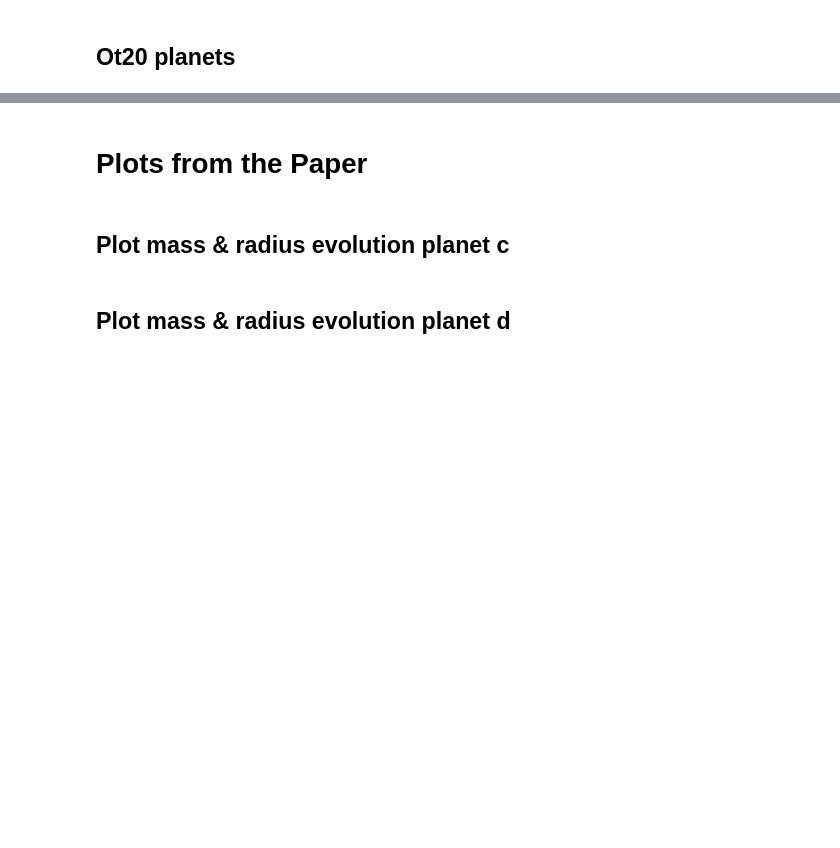
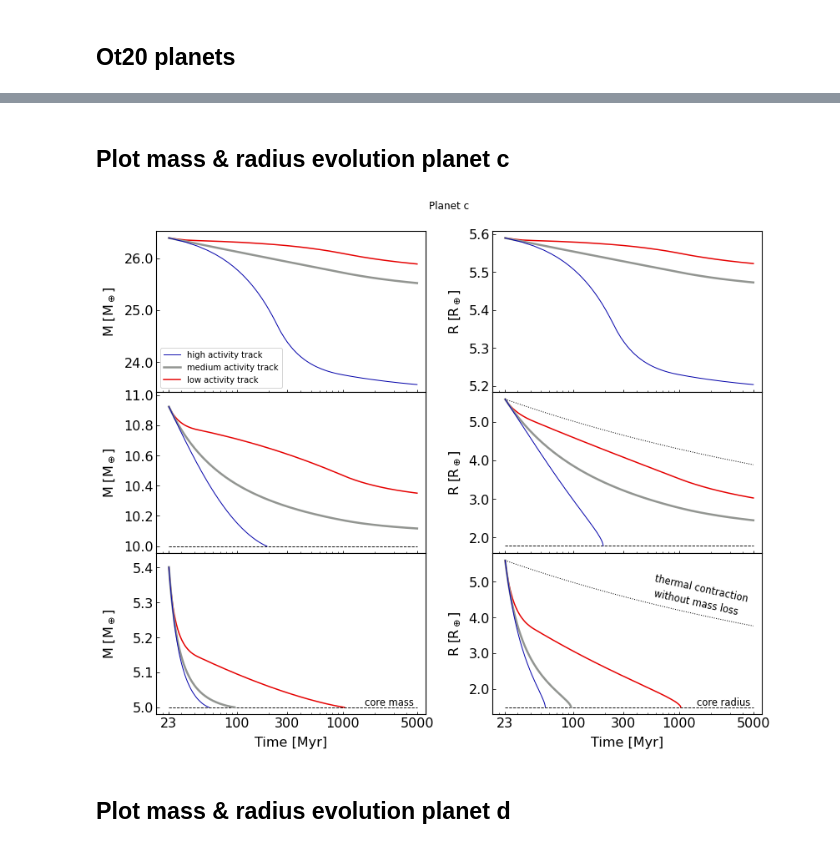
Before and after one commit to lketzer/platypos, a Jupyter notebook: examples/V1298Tau_Paper_Calculations_and_Plots.ipynb, the cells around one changed output, grey strips where cells are left out. Drawn from its saved outputs; the diff is of its cells as text; code cells hidden in the pictures; blank space fills up the shorter version.

```diff
--- a/examples/V1298Tau_Paper_Calculations_and_Plots.ipynb
+++ b/examples/V1298Tau_Paper_Calculations_and_Plots.ipynb
@@ -568,9 +423,11 @@ df_LoFo14_5
 %%time
 
 folder_name = "results_LoFo14_Mcore10_varstep/"
-curr_path = os.getcwd().split("gitlab")[0]+'gitlab/platypos_group/platypos/examples'
+curr_path = os.getcwd()
 epsilon, initial_step_size, t_final = 0.1, 0.1, 5000.
-K, beta = "yes", "yes"
+K = "yes"
+beta_settings = {"beta_calc": "Salz16", "beta_cut": False, "RL_cut": True}
+relation_EUV, mass_loss_calc = "SanzForcada", "Elim"
 
 if not os.path.isdir(curr_path + "/" + folder_name):
     os.makedirs(curr_path + "/" + folder_name)
@@ -578,16 +435,29 @@ else:
     os.system("rm -r " + curr_path + "/" + folder_name)
     os.makedirs(curr_path + "/" + folder_name)
 
-path_save, folder_planet_list = create_file_structure_for_saving_results_and_return_planet_folder_pairs(curr_path=curr_path+"/",
-                                                                                                        folder_name=folder_name,
-                                                                                                        list_planets=planet_list_Mcore10)
+path_save, folder_planet_list = create_file_structure_for_saving_results_and_return_planet_folder_pairs(
+                                            curr_path=os.getcwd()+"/",
+                                            folder_name=folder_name,
+                                            list_planets=planet_list_Mcore10)
 print("\nPath for saving results:\n", path_save)
 
 # create list of [folder, planet, track]-triplets
-folder_planet_track_list =  make_folder_planet_track_list(folder_planet_list, list_tracks)
+folder_planet_track_list =  make_folder_planet_track_list(
+                                                    folder_planet_list,
+                                                    list_tracks)
 
 # for evolve_one_planet_along_one_track
-arg_tuples = create_arg_list_one_planet_along_one_track(folder_planet_track_list, t_final, initial_step_size, epsilon, K, beta, path_save)
+arg_tuples = create_arg_list_1planet_1track(
+                                folder_planet_track_list,
+                                t_final,
+                                initial_step_size,
+                                epsilon, K, beta_settings,
+                                path_save,
+                                relation_EUV,
+                                mass_loss_calc)
+
+#start the multiprocessing
+start = time.time()
 
 if __name__ == '__main__': # Allows for the safe importing of the main module
 
@@ -595,7 +465,10 @@ if __name__ == '__main__': # Allows for the safe importing of the main module
     print("There are %d CPUs on this machine" % cpu_count)
 
     with multiprocessing.Pool(processes=cpu_count-1) as pool:
-        pool.starmap(evolve_one_planet_along_one_track, arg_tuples)
+        pool.starmap(evolve_1planet_1track, arg_tuples)
+
+print(f'Time: {time.time() - start}')
+print("\n")
 
 dict_evo_LoFo14_10, df_LoFo14_10 = generate_results_table_V1298Tau(path_save, len(list_tracks))
 df_LoFo14_10
@@ -639,5 +576,3 @@ df_Ot
-# %% [markdown]
-# Plots from the Paper
 # %% [markdown]
 ## Plot mass & radius evolution planet c
 # %%
@@ -662,7 +597,7 @@ axs[2, 0].plot(dict_evo_LoFo14_5["planet_c"]["t3"], dict_evo_LoFo14_5["planet_c"
 axs[2, 0].plot(dict_evo_LoFo14_5["planet_c"]["t1"], dict_evo_LoFo14_5["planet_c"]["M1"], ls="-", color="xkcd:grey", lw=2.5, zorder=2)
 axs[2, 0].plot(dict_evo_LoFo14_5["planet_c"]["t2"], dict_evo_LoFo14_5["planet_c"]["M2"], ls="-", color="xkcd:red", lw=1.5, zorder=1)
 
-axs[2, 0].hlines(pl_c_5.core_mass, dict_evo_LoFo14_5["planet_c"]["t1"], 5000., linestyle="--", color="k", lw=0.9)
+axs[2, 0].hlines(pl_c_5.core_mass, dict_evo_LoFo14_5["planet_c"]["t1"][0], 5000., linestyle="--", color="k", lw=0.9)
 axs[2, 0].text(1600, 5.006, "core mass", fontsize=11.5)
 
 #radii
@@ -676,8 +611,8 @@ axs[1, 1].plot(dict_evo_LoFo14_10["planet_c"]["t3"], dict_evo_LoFo14_10["planet_
 axs[1, 1].plot(dict_evo_LoFo14_10["planet_c"]["t1"], dict_evo_LoFo14_10["planet_c"]["R1"], ls="-", color="xkcd:grey", lw=2.5, zorder=2)
 axs[1, 1].plot(dict_evo_LoFo14_10["planet_c"]["t2"], dict_evo_LoFo14_10["planet_c"]["R2"], ls="-", color="xkcd:red", lw=1.5, zorder=1)
 age_arr = np.linspace(23., 5000., 1000)
-axs[1, 1].plot(age_arr, plmo14.calculate_planet_radius(pl_c_10.core_mass, pl_c_10.fenv, age_arr, pl_c_10.flux, pl_c_10.metallicity), color="k", ls=":", lw=1)
-axs[1, 1].hlines(plmo14.calculate_core_radius(pl_c_10.core_mass), pl_c_10.age, 5000., linestyle="--", color="k", lw=0.9)
+axs[1, 1].plot(age_arr, plmoLoFo14.calculate_planet_radius(pl_c_10.core_mass, pl_c_10.fenv, age_arr, pl_c_10.flux, pl_c_10.metallicity), color="k", ls=":", lw=1)
+axs[1, 1].hlines(plmoLoFo14.calculate_core_radius(pl_c_10.core_mass), pl_c_10.age, 5000., linestyle="--", color="k", lw=0.9)
 
 dy = 1.25
 axs[2, 1].text(575, 3.19+dy, "thermal contraction", fontsize=11.5, rotation=-12.5)
@@ -687,8 +622,8 @@ axs[2, 1].text(570, 2.82+dy, "without mass loss", fontsize=11.5, rotation=-12.5)
 axs[2, 1].plot(dict_evo_LoFo14_5["planet_c"]["t3"], dict_evo_LoFo14_5["planet_c"]["R3"], ls="-", color="xkcd:royal blue", lw=1, zorder=3)
 axs[2, 1].plot(dict_evo_LoFo14_5["planet_c"]["t1"], dict_evo_LoFo14_5["planet_c"]["R1"], ls="-", color="xkcd:grey", lw=2.5, zorder=2)
 axs[2, 1].plot(dict_evo_LoFo14_5["planet_c"]["t2"], dict_evo_LoFo14_5["planet_c"]["R2"], ls="-", color="xkcd:red", lw=1.5, zorder=1)
-axs[2, 1].plot(age_arr, plmo14.calculate_planet_radius(pl_c_5.core_mass, pl_c_5.fenv, age_arr, pl_c_5.flux, pl_c_5.metallicity), color="k", ls=":", lw=1)
-axs[2, 1].hlines(plmo14.calculate_core_radius(pl_c_5.core_mass), pl_c_5.age, 5000., linestyle="--", color="k", lw=0.9)
+axs[2, 1].plot(age_arr, plmoLoFo14.calculate_planet_radius(pl_c_5.core_mass, pl_c_5.fenv, age_arr, pl_c_5.flux, pl_c_5.metallicity), color="k", ls=":", lw=1)
+axs[2, 1].hlines(plmoLoFo14.calculate_core_radius(pl_c_5.core_mass), pl_c_5.age, 5000., linestyle="--", color="k", lw=0.9)
 axs[2, 1].text(1475, 1.55, "core radius", fontsize=11.5)
 
 axs[0, 0].legend(fontsize=10, loc=3)
@@ -697,33 +632,35 @@ for ax in [axs[0, 0], axs[1, 0], axs[2, 0]]:
     ax.set_xticks([23, 100, 300, 1000, 5000])
     ax.set_xlim(right= 6000)
     ax.xaxis.set_major_formatter(ticker.StrMethodFormatter('{x:.0f}'))
     ax.tick_params(direction="in", which="both", labelsize=16)
     ax.set_xlabel("Time [Myr]", fontsize=16, labelpad=8)
     ax.set_ylabel('M [M$_\oplus$]', fontsize=16, labelpad=8)
     ax.xaxis.set_major_formatter(FormatStrFormatter('%.0f')) # No decimal places
     ax.yaxis.set_major_formatter(FormatStrFormatter('%.1f')) # No decimal places
 
 ylim = axs[2, 0].get_ylim()
 axs[2, 0].set_ylim(top=ylim[1]+0.02)
 ylim = axs[1, 0].get_ylim()
 axs[1, 0].set_ylim(top=11.02)
 
 for ax in [axs[0, 1], axs[1, 1], axs[2, 1]]:
     ax.set_xscale("log")
     ax.set_xticks([23, 100, 300, 1000, 5000])
     ax.set_xlim(right= 6000)
     ax.tick_params(direction="in", which="both", labelsize=16)
     ax.set_xlabel("Time [Myr]", fontsize=16, labelpad=8)
     ax.set_ylabel('R [R$_\oplus$]', fontsize=16, labelpad=8)
     ax.xaxis.set_major_formatter(FormatStrFormatter('%.0f')) # No decimal places
     ax.yaxis.set_major_formatter(FormatStrFormatter('%.1f')) # No decimal places
 
 plt.subplots_adjust(hspace=0, wspace=0.25)
 fig.align_ylabels(axs[:, 0])
 fig.align_ylabels(axs[:, 1])
 #plt.tight_layout()
 #plt.savefig("./Plots_PAPER/planet_c_EVO_eps01.jpg", dpi=300)
 plt.show()
+# %% [output]
+[figure, added]
 # %% [markdown]
 ## Plot mass & radius evolution planet d
 # %%
```
Also changed, not shown: parts of 23 cells of this notebook, 1 other file.
